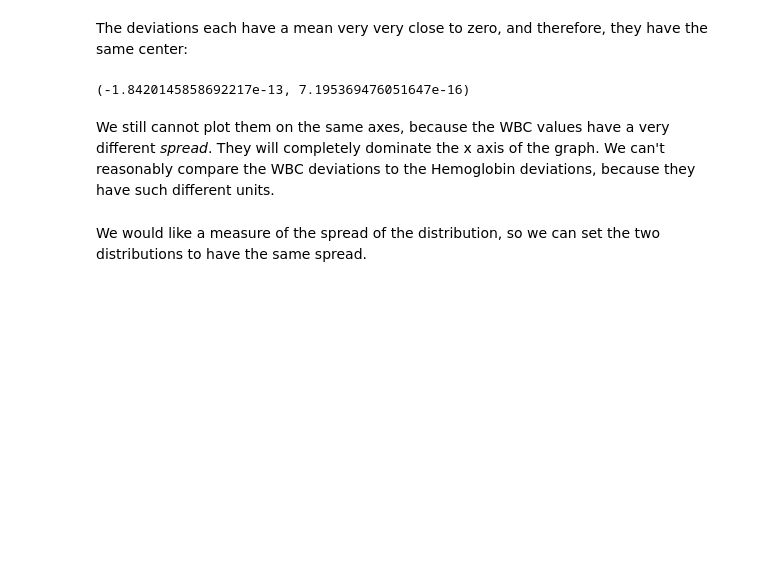
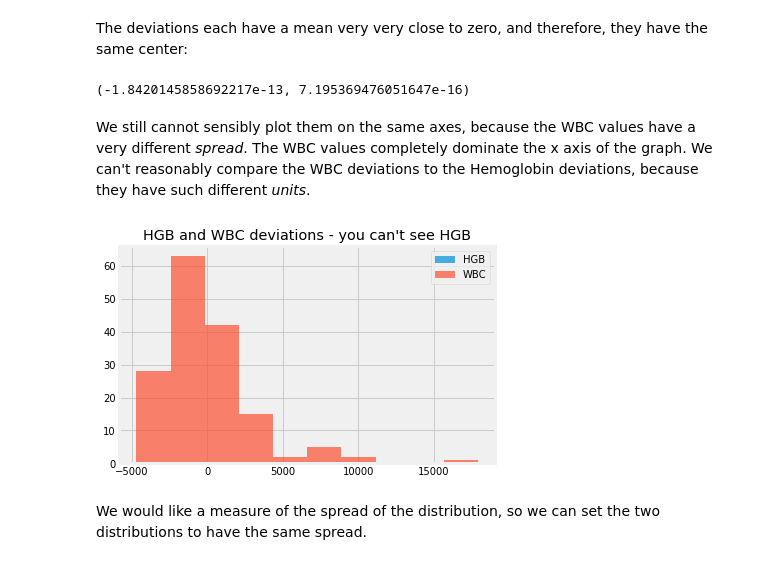
Before and after one commit to matthew-brett/cfd2019, a Jupyter notebook: notebooks/08/standard_scores.ipynb, the cells around one changed output. Drawn from its saved outputs; the diff is of its cells as text; code cells hidden in the pictures; blank space fills up the shorter version.

```diff
--- a/notebooks/08/standard_scores.ipynb
+++ b/notebooks/08/standard_scores.ipynb
@@ -103,10 +114,17 @@ np.mean(wbc_deviations), np.mean(hgb_deviations)
 # %% [output]
 (-1.8420145858692217e-13, 7.195369476051647e-16)
 # %% [markdown]
-We still cannot plot them on the same axes, because the WBC values have
-a very different *spread*.  They will completely dominate the x axis of
+We still cannot sensibly plot them on the same axes, because the WBC values have
+a very different *spread*.  The WBC values completely dominate the x axis of
 the graph.  We can't reasonably compare the WBC deviations to the
-Hemoglobin deviations, because they have such different units.
+Hemoglobin deviations, because they have such different *units*.
+# %%
+hgb_deviations.hist(alpha=0.7, label='HGB')
+wbc_deviations.hist(alpha=0.7, label='WBC')
+plt.title("HGB and WBC deviations - you can't see HGB")
+plt.legend();
+# %% [output]
+[figure, added]
 # %% [markdown]
 We would like a measure of the spread of the distribution, so we can set
 the two distributions to have the same spread.
```
Also changed, not shown: parts of 6 cells of this notebook, 3 other files.
